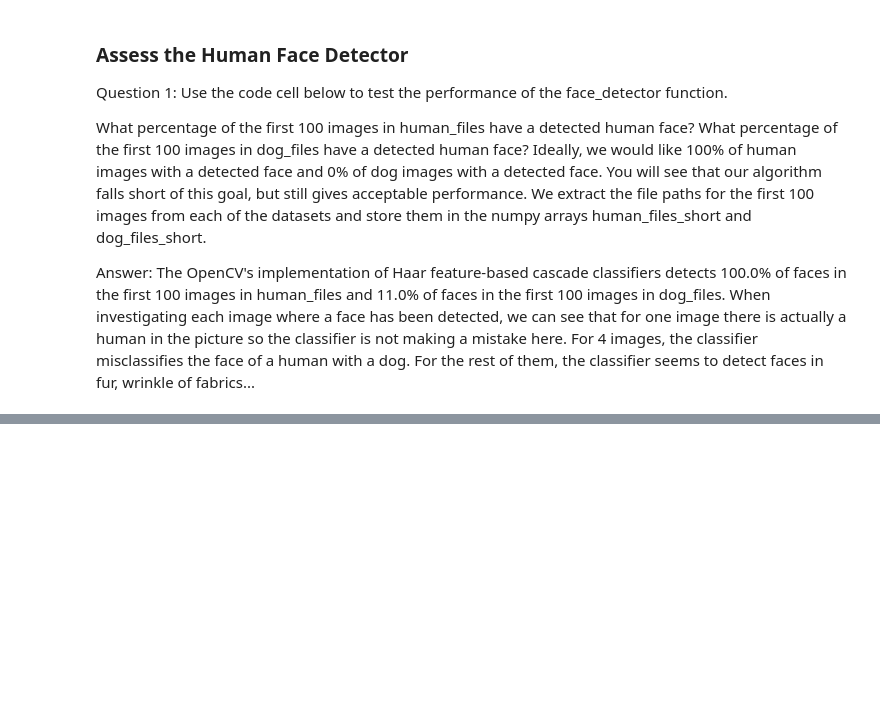
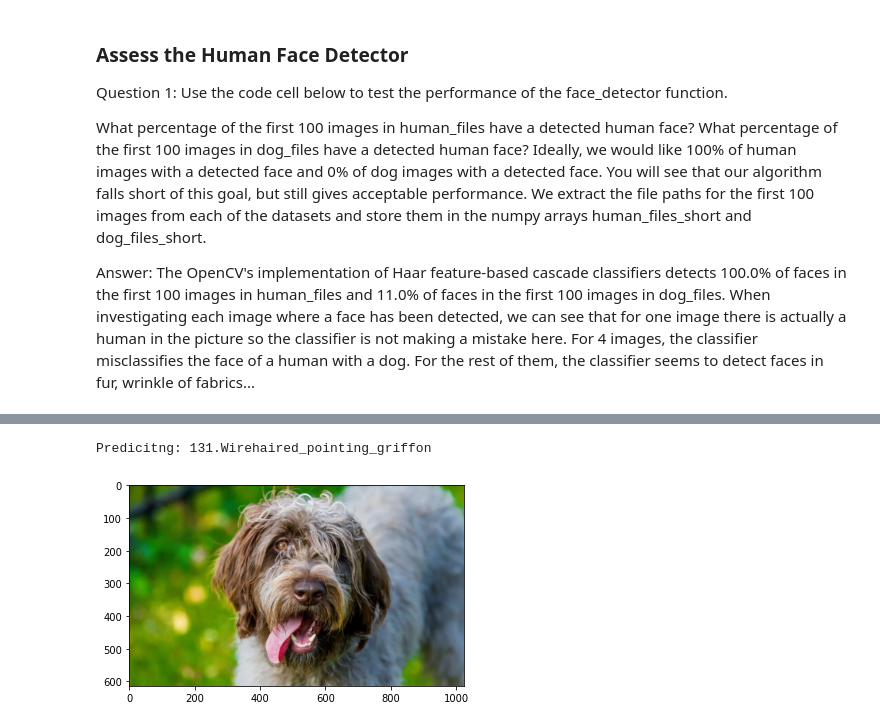
Before and after one commit to munoztd0/dog_classifier, a Jupyter notebook: dog_bred_identification.ipynb, the cells around one changed output, grey strips where cells are left out. Drawn from its saved outputs; the diff is of its cells as text; code cells hidden in the pictures; blank space fills up the shorter version.

Commit message:
almost done the bottleck extraction

```diff
--- a/dog_bred_identification.ipynb
+++ b/dog_bred_identification.ipynb
@@ -134,0 +434,7 @@ SyntaxError: unexpected EOF while parsing (<ipython-input-24-7e9af253ad7f>, line
+# %%
+checkpointer = ModelCheckpoint(filepath='saved_models/weights.best.VGG16.hdf5',
+                               verbose=1, save_best_only=True)
+
+VGG16_model.fit(train_VGG16, train_targets,
+          validation_data=(valid_VGG16, valid_targets),
+          epochs=20, batch_size=20, callbacks=[checkpointer], verbose=1)
@@ -134,0 +462,2 @@ SyntaxError: unexpected EOF while parsing (<ipython-input-24-7e9af253ad7f>, line
+# %%
+VGG16_model.load_weights('saved_models/weights.best.VGG16.hdf5')
@@ -134,0 +490,20 @@ SyntaxError: unexpected EOF while parsing (<ipython-input-24-7e9af253ad7f>, line
+# %%
+
+
+from keras.preprocessing import image
+
+def path_to_tensor(img_path):
+    # loads RGB image as PIL.Image.Image type
+    img = image.load_img(img_path, target_size=(224, 224))
+    # convert PIL.Image.Image type to 3D tensor with shape (224, 224, 3)
+    x = image.img_to_array(img)
+    # convert 3D tensor to 4D tensor with shape (1, 224, 224, 3) and return 4D tensor
+    return np.expand_dims(x, axis=0)
+
+def VGG16_predict_breed(img_path):
+    # extract bottleneck features
+    bottleneck_feature = extract_VGG16(path_to_tensor(img_path))
+    # obtain predicted vector
+    predicted_vector = VGG16_model.predict(bottleneck_feature)
+    # return dog breed that is predicted by the model
+    return dog_names[np.argmax(predicted_vector)]
@@ -134,0 +513,18 @@ SyntaxError: unexpected EOF while parsing (<ipython-input-24-7e9af253ad7f>, line
+# %%
+
+print("Predicitng:", VGG16_predict_breed('img/me.png'))
+
+
+img = cv2.imread("img/wirehaired.webp")
+# convert BGR image to grayscale
+gray = cv2.cvtColor(img, cv2.COLOR_BGR2GRAY)
+
+
+# convert BGR image to RGB for plotting
+cv_rgb = cv2.cvtColor(img, cv2.COLOR_BGR2RGB)
+# display the image, along with bounding box
+plt.imshow(cv_rgb)
+plt.show()
+# %% [output]
+Predicitng: 131.Wirehaired_pointing_griffon
+[figure, added]
```
Also changed, not shown: parts of 57 cells of this notebook, 5 other files.
